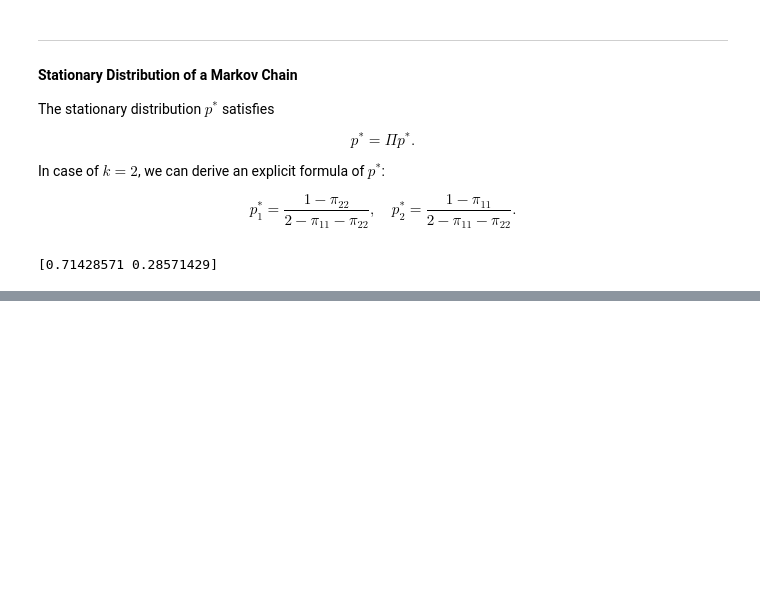
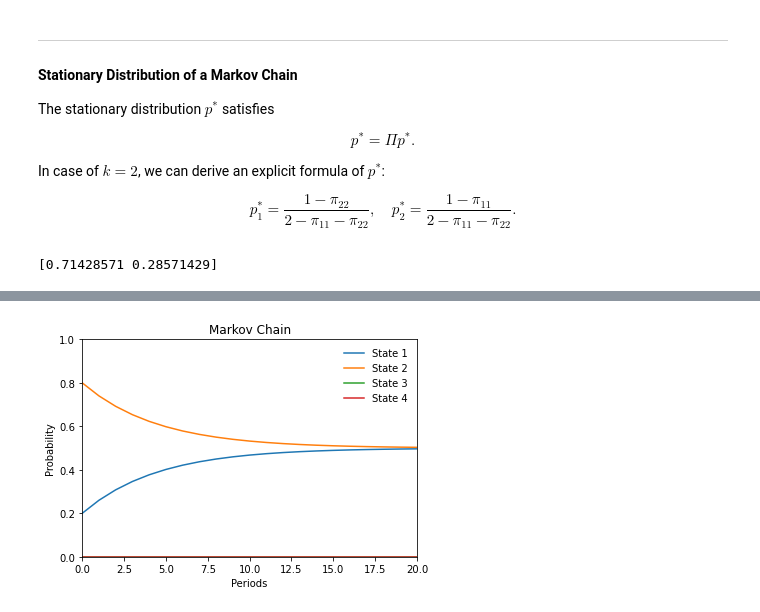
Before and after one commit to nakatsuma/probability_and_statistics, a Jupyter notebook: notebook-b/markovchain.ipynb, the cells around one changed output, grey strips where cells are left out. Saved outputs shown, nothing was run; the diff lists cells and outputs as text; code cells hidden in the pictures; blank space fills up the shorter version.

```diff
--- a/notebook-b/markovchain.ipynb
+++ b/notebook-b/markovchain.ipynb
@@ -143,0 +176,22 @@ print(stationary_distribution)
+# %%
+transition_matrix = np.array([[0.9, 0.1, 0.0, 0.0],
+                              [0.1, 0.9, 0.0, 0.0],
+                              [0.0, 0.0, 0.2, 0.8],
+                              [0.0, 0.0, 0.8, 0.2],
+                             ])
+initial_probability1 = np.array([0.2, 0.8, 0.0, 0.0])
+initial_probability2 = np.array([0.1, 0.4, 0.4, 0.1])
+initial_probability3 = np.array([0.0, 0.0, 0.2, 0.8])
+iterations = 20
+periods = np.linspace(0, iterations, iterations + 1)
+# %%
+plt.plot(periods, markov_chains(transition_matrix, initial_probability1, iterations))
+plt.xlim((periods.min(), periods.max()))
+plt.ylim((0, 1))
+plt.title('Markov Chain')
+plt.xlabel('Periods')
+plt.ylabel('Probability')
+plt.legend(['State 1','State 2', 'State 3', 'State 4'], loc='best', frameon=False)
+plt.show()
+# %% [output]
+[figure, added]
```
Also changed, not shown: parts of 11 cells of this notebook.
